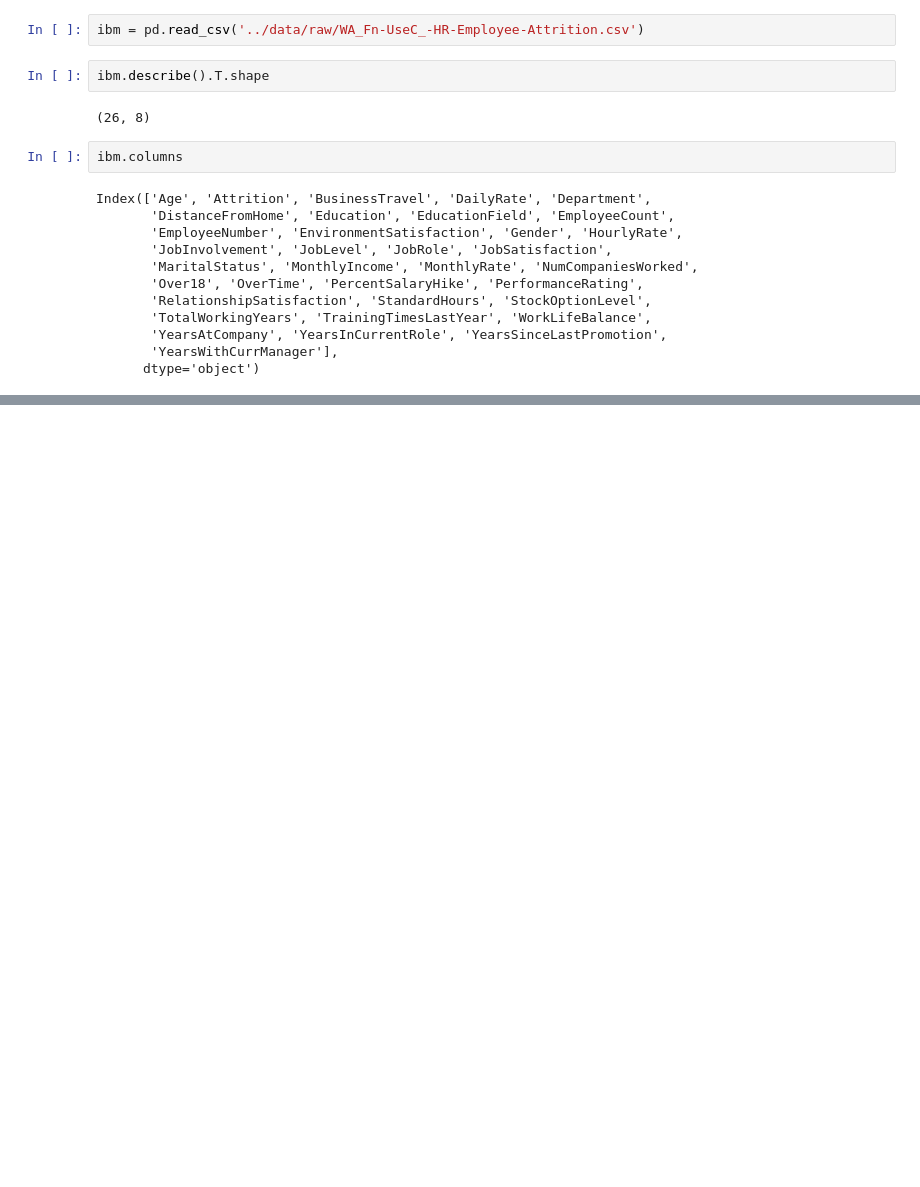
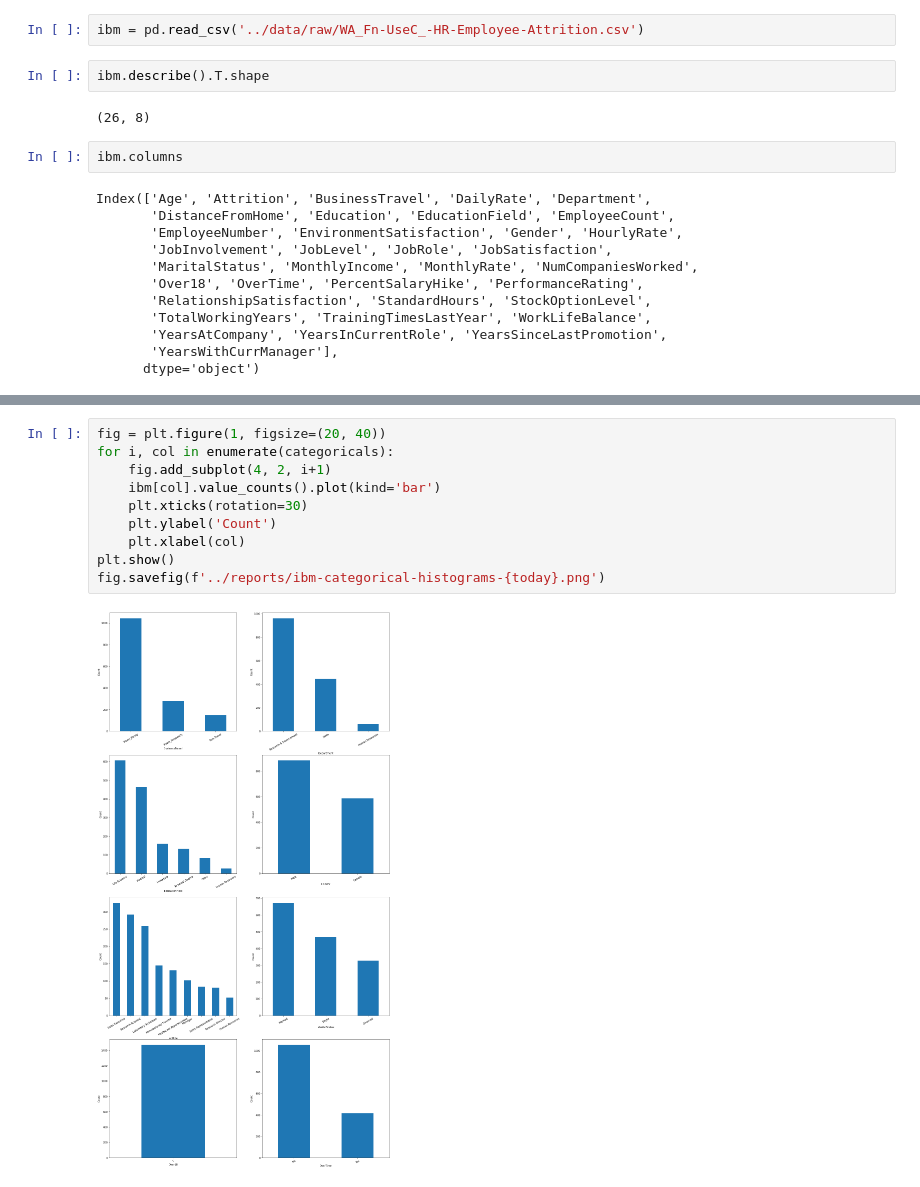
Before and after one commit to rage-against-the-machine-learning/simulate-employee-attrition, a Jupyter notebook: notebooks/2021-10-16-Data-EDA.ipynb, the cells around one changed output, grey strips where cells are left out. Saved outputs shown, nothing was run; the diff lists cells and outputs as text; blank space fills up the shorter version.

```diff
--- a/notebooks/2021-10-16-Data-EDA.ipynb
+++ b/notebooks/2021-10-16-Data-EDA.ipynb
@@ -44,0 +95,12 @@ fig.savefig('../')
+# %%
+fig = plt.figure(1, figsize=(20, 40))
+for i, col in enumerate(categoricals):
+    fig.add_subplot(4, 2, i+1)
+    ibm[col].value_counts().plot(kind='bar')
+    plt.xticks(rotation=30)
+    plt.ylabel('Count')
+    plt.xlabel(col)
+plt.show()
+fig.savefig(f'../reports/ibm-categorical-histograms-{today}.png')
+# %% [output]
+[figure, added]
```
Also changed, not shown: parts of 8 cells of this notebook, 3 other files.
